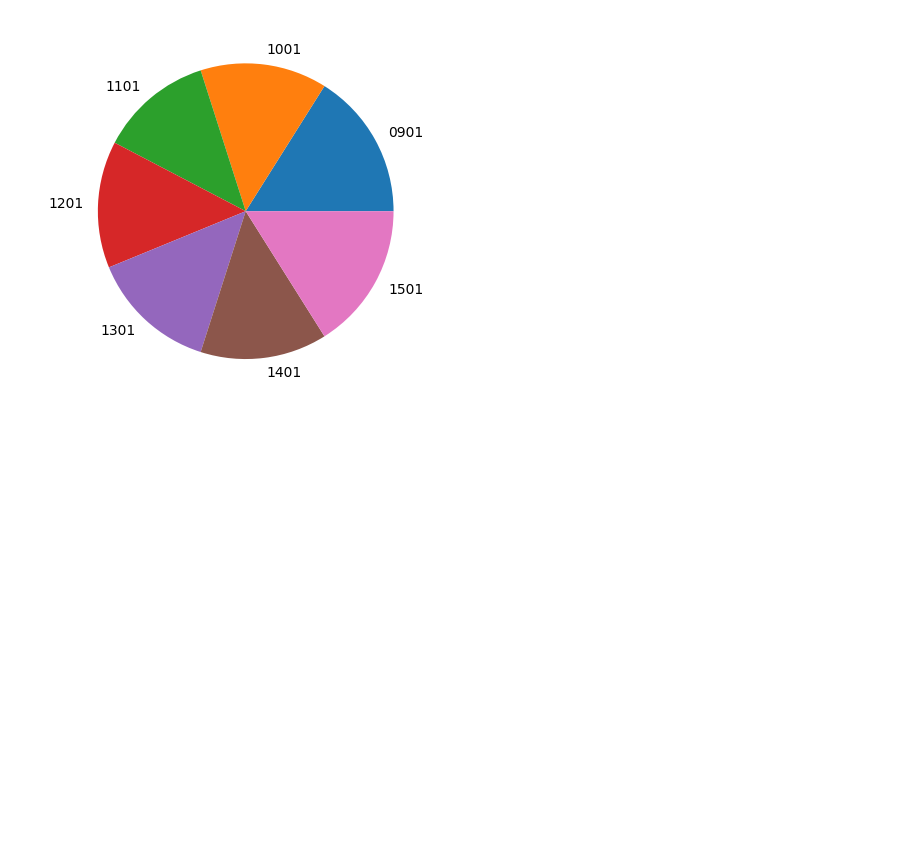
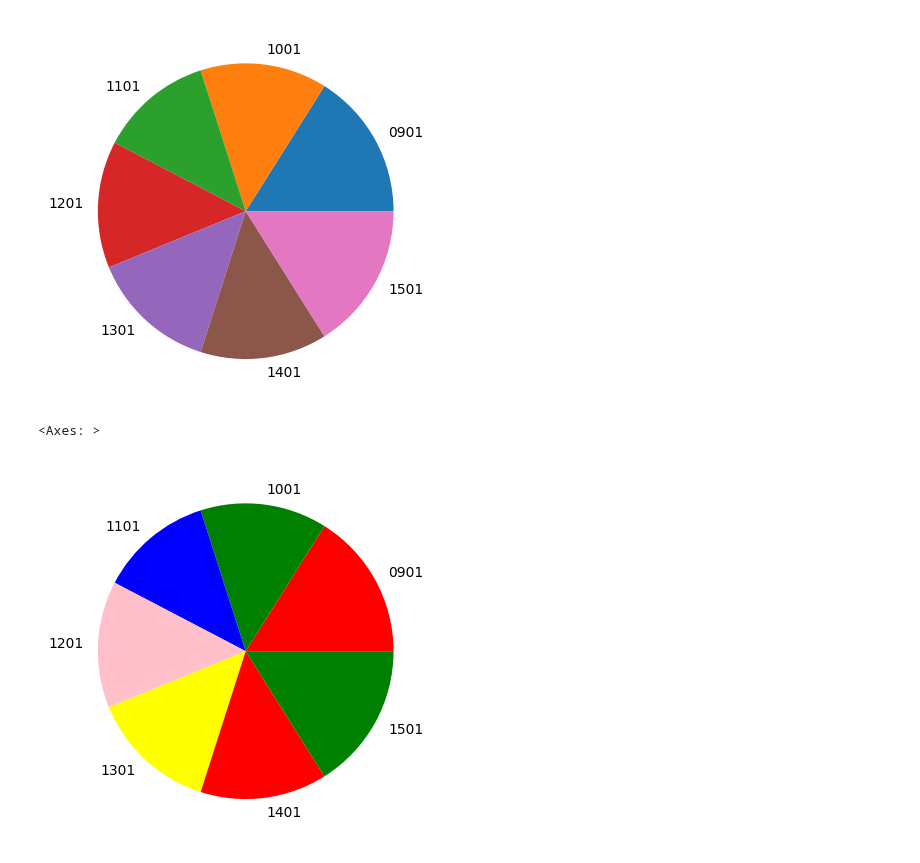
Before and after one commit to reuven/apple-2025-01Jan-plotting, a Jupyter notebook: Apple 2025-01Jan-09.ipynb, the cells around one changed output. Cells and saved outputs as stored; diff of their text form; code cells hidden in the pictures; blank space fills up the shorter version.

```diff
--- a/Apple 2025-01Jan-09.ipynb
+++ b/Apple 2025-01Jan-09.ipynb
@@ -268,3 +268,8 @@ temps.plot.pie()
 # %% [output]
 <Axes: >
 [figure]
+# %%
+temps.plot.pie(colors=['red', 'green', 'blue', 'pink', 'yellow'])
+# %% [output]
+<Axes: >
+[figure, added]
```
Also changed, not shown: parts of 2 cells of this notebook.
